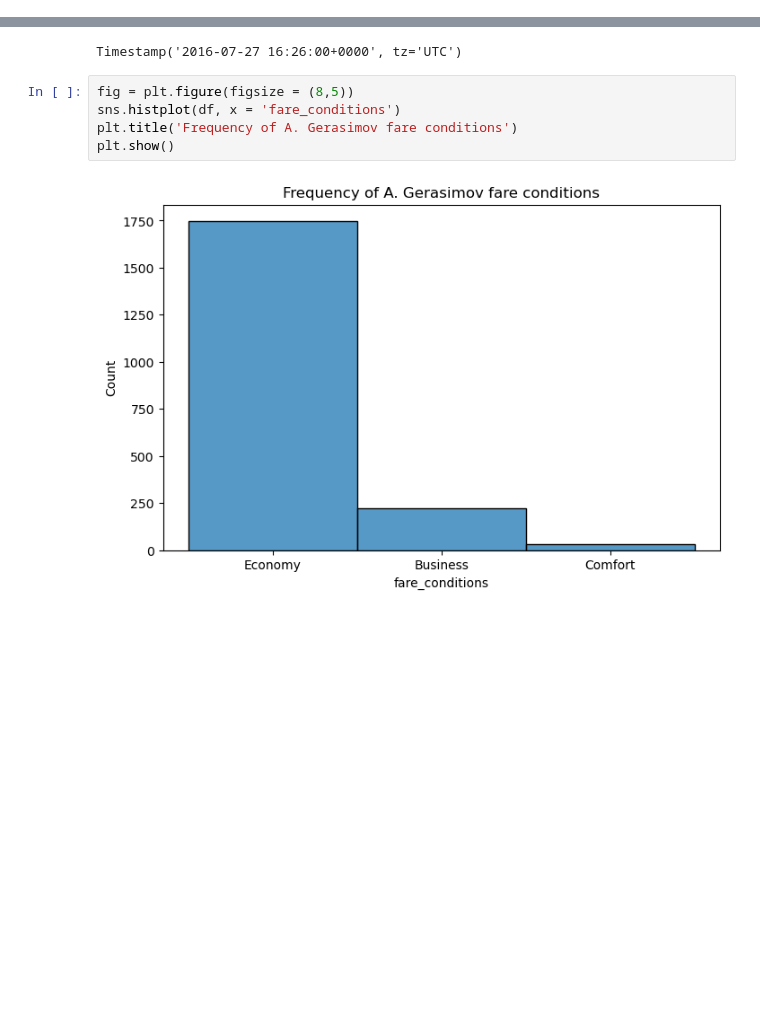
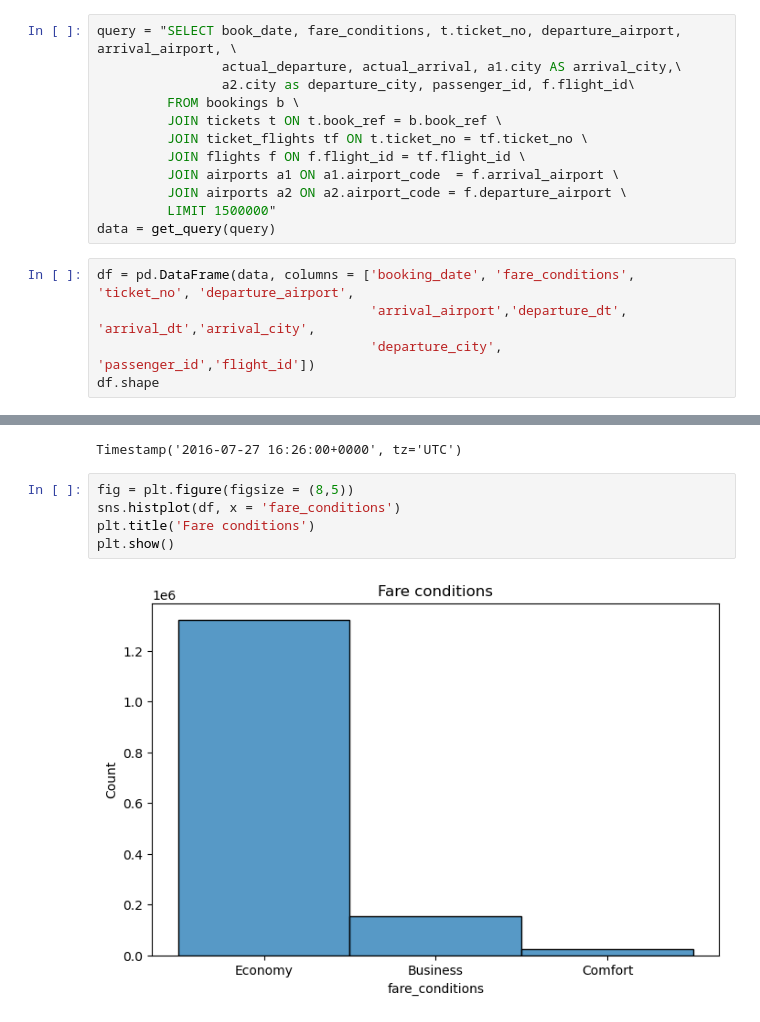
Before and after one commit to Derniska/python_practice_9, a Jupyter notebook: sql_task.ipynb, the cells around one changed output, grey strips where cells are left out. Drawn from its saved outputs; the diff is of its cells as text; blank space fills up the shorter version.

```diff
--- a/sql_task.ipynb
+++ b/sql_task.ipynb
@@ -110,0 +101,17 @@ df = pd.DataFrame(flat_data, columns = ['booking_date', 'fare_conditions', 'tick
+# %%
+query = "SELECT book_date, fare_conditions, t.ticket_no, departure_airport, arrival_airport, \
+                actual_departure, actual_arrival, a1.city AS arrival_city,\
+                a2.city as departure_city, passenger_id, f.flight_id\
+         FROM bookings b \
+         JOIN tickets t ON t.book_ref = b.book_ref \
+         JOIN ticket_flights tf ON t.ticket_no = tf.ticket_no \
+         JOIN flights f ON f.flight_id = tf.flight_id \
+         JOIN airports a1 ON a1.airport_code  = f.arrival_airport \
+         JOIN airports a2 ON a2.airport_code = f.departure_airport \
+         LIMIT 1500000"
+data = get_query(query)
+# %%
+df = pd.DataFrame(data, columns = ['booking_date', 'fare_conditions', 'ticket_no', 'departure_airport',
+                                   'arrival_airport','departure_dt', 'arrival_dt','arrival_city',
+                                   'departure_city', 'passenger_id','flight_id'])
+df.shape
@@ -133,8 +148,8 @@ Timestamp('2016-07-27 16:26:00+0000', tz='UTC')
 # %%
 fig = plt.figure(figsize = (8,5))
 sns.histplot(df, x = 'fare_conditions')
-plt.title('Frequency of A. Gerasimov fare conditions')
+plt.title('Fare conditions')
 plt.show()
 # %% [output]
-[figure, old version]
+[figure, new version]
 # %%
```
Also changed, not shown: parts of 14 cells of this notebook, 1 other file.
